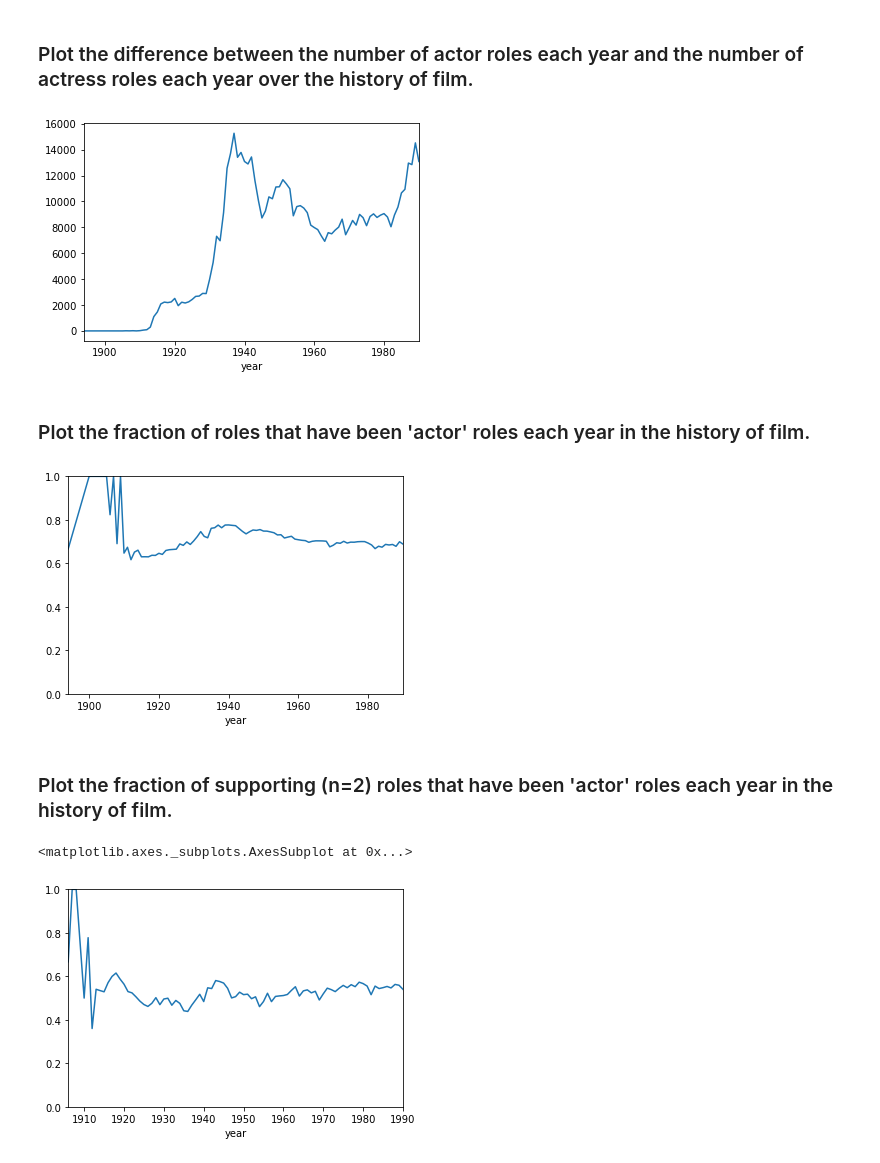
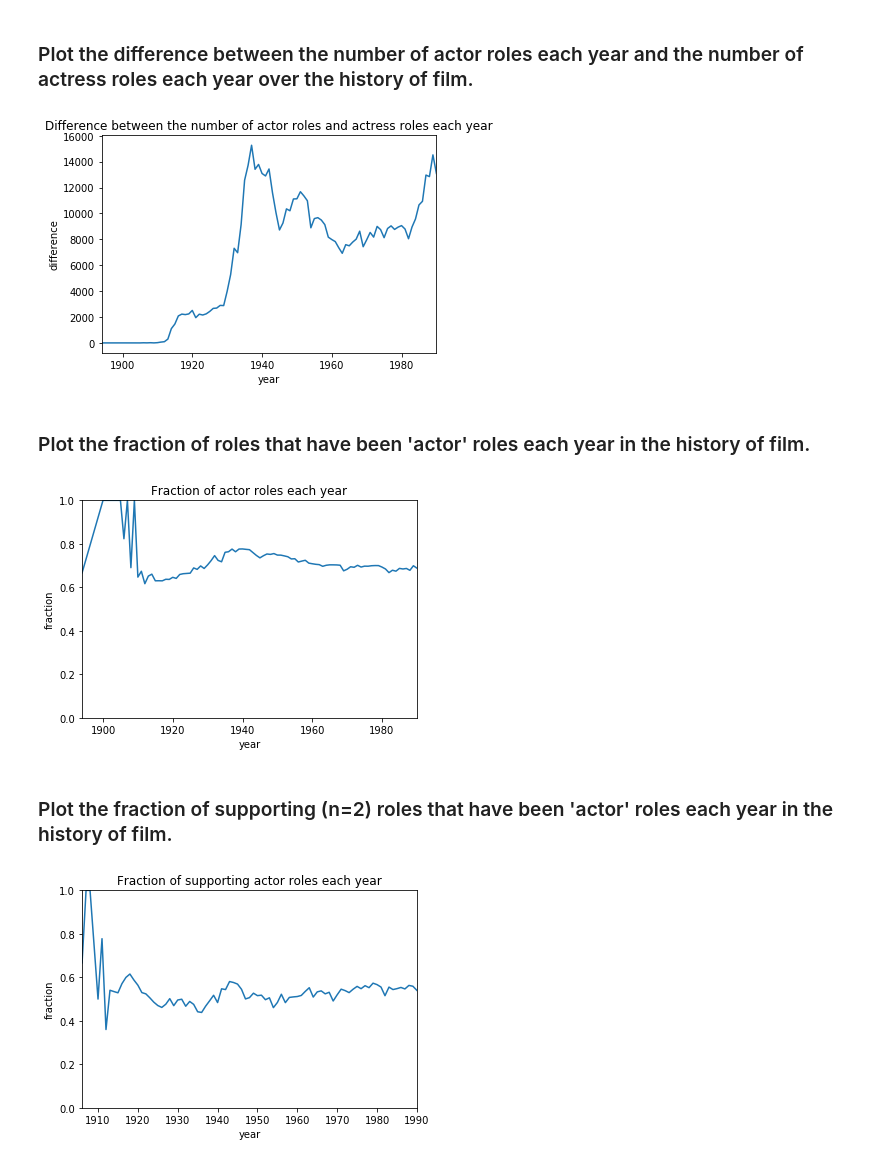
Before and after one commit to rjaffk/tensorby, a Jupyter notebook: lecture_introduction/Solutions-4.ipynb, the cells around one changed output. Saved outputs shown, nothing was run; the diff lists cells and outputs as text; code cells hidden in the pictures.

```diff
--- a/lecture_introduction/Solutions-4.ipynb
+++ b/lecture_introduction/Solutions-4.ipynb
@@ -94,11 +86,12 @@ c.plot(kind='area');
 # %%
 c=cast
 c.head()
 c=c.groupby(['year', 'type']).size()
 c=c.unstack('type').fillna(0)
-(c.actor-c.actress).plot();
+ax=(c.actor-c.actress).plot()
+ax.set(ylabel="difference", title = 'Difference between the number of actor roles and actress roles each year');
 # %% [output]
-[figure, old version]
+[figure, new version]
 # %% [markdown]
 ### Plot the fraction of roles that have been 'actor' roles each year in the history of film.
 # %%
@@ -106,9 +99,10 @@ c=cast
 c.head()
 c=c.groupby(['year', 'type']).size()
 c=c.unstack('type').fillna(0)
-(c.actor/(c.actor+c.actress)).plot(ylim=[0,1]);
+ax=(c.actor/(c.actor+c.actress)).plot(ylim=[0,1])
+ax.set(ylabel="fraction", title = 'Fraction of actor roles each year');
 # %% [output]
-[figure, old version]
+[figure, new version]
 # %% [markdown]
 ### Plot the fraction of supporting (n=2) roles that have been 'actor' roles each year in the history of film.
 # %%
@@ -116,7 +110,7 @@ c=cast
 c=c[c.n==2]
 c=c.groupby(['year', 'type']).size()
 c=c.unstack('type').fillna(0)
-(c.actor/(c.actor+c.actress)).plot(ylim=[0,1]);
+ax=(c.actor/(c.actor+c.actress)).plot(ylim=[0,1])
+ax.set(ylabel="fraction", title = 'Fraction of supporting actor roles each year');
 # %% [output]
-<matplotlib.axes._subplots.AxesSubplot at 0x...>
-[figure, old version]
+[figure, new version]
```
Also changed, not shown: parts of 4 cells of this notebook, 2 other files.
